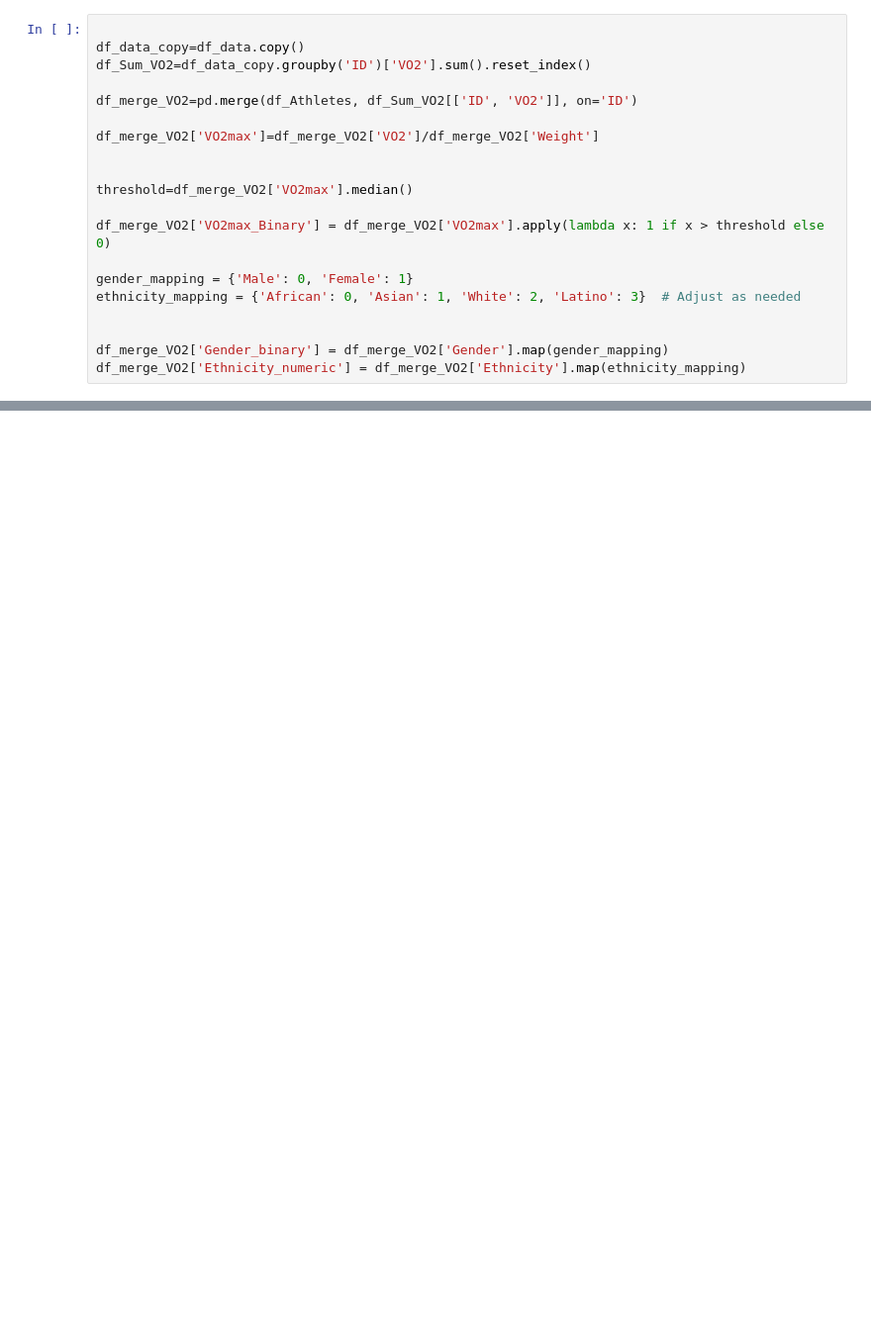
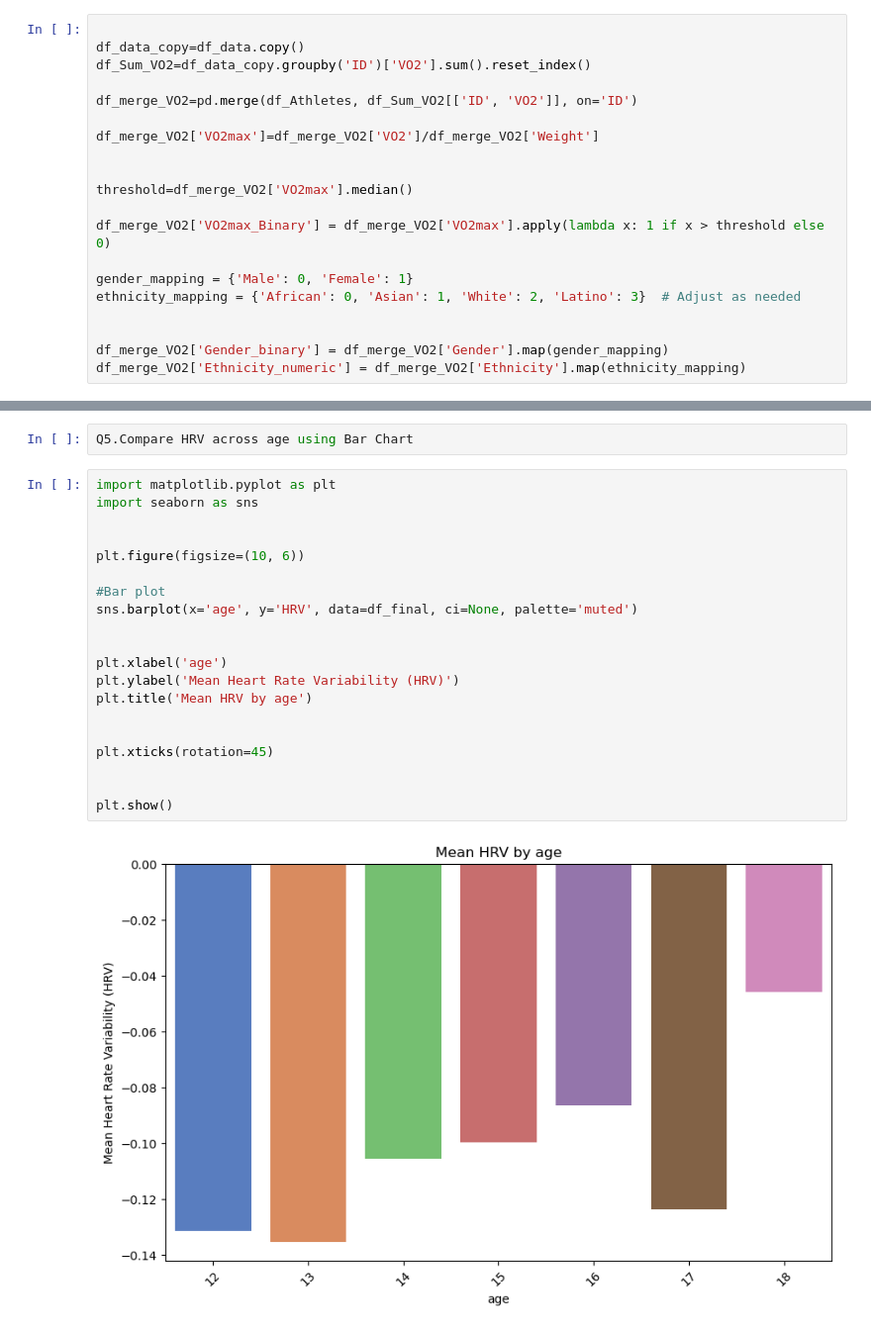
Before and after one commit to anuvarsha2642/3_Code_Rangers_PythonHackathon_Aug24, a Jupyter notebook: 3_Code_Rangers_AddnlQuestions.ipynb, the cells around one changed output, grey strips where cells are left out. Shown at 99% size. Saved outputs shown, nothing was run; the diff lists cells and outputs as text; blank space fills up the shorter version.

```diff
--- a/3_Code_Rangers_AddnlQuestions.ipynb
+++ b/3_Code_Rangers_AddnlQuestions.ipynb
@@ -82,0 +181,24 @@ log_reg.score(X_test_std, y_test)
+# %%
+Q5.Compare HRV across age using Bar Chart
+# %%
+import matplotlib.pyplot as plt
+import seaborn as sns
+
+
+plt.figure(figsize=(10, 6))
+
+#Bar plot
+sns.barplot(x='age', y='HRV', data=df_final, ci=None, palette='muted')
+
+
+plt.xlabel('age')
+plt.ylabel('Mean Heart Rate Variability (HRV)')
+plt.title('Mean HRV by age')
+
+
+plt.xticks(rotation=45)
+
+
+plt.show()
+# %% [output]
+[figure, added]
```
Also changed, not shown: parts of 24 cells of this notebook.
